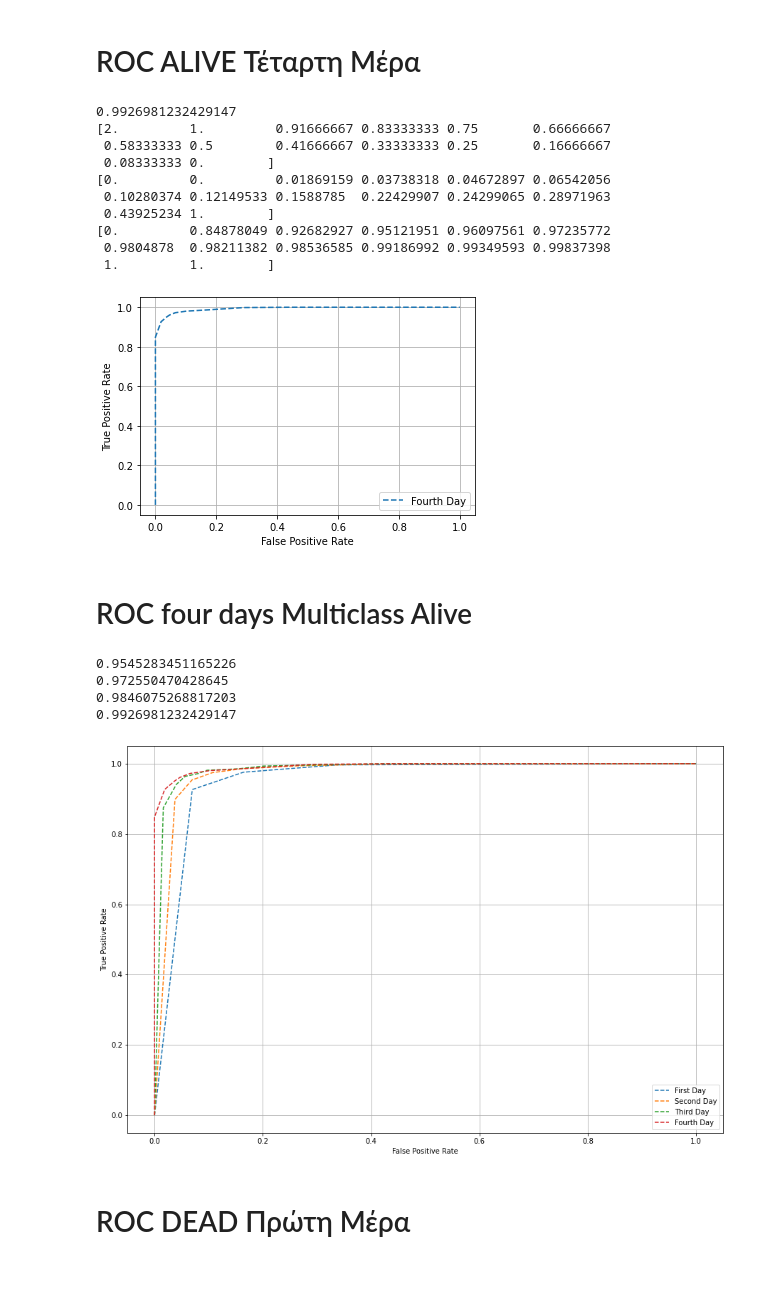
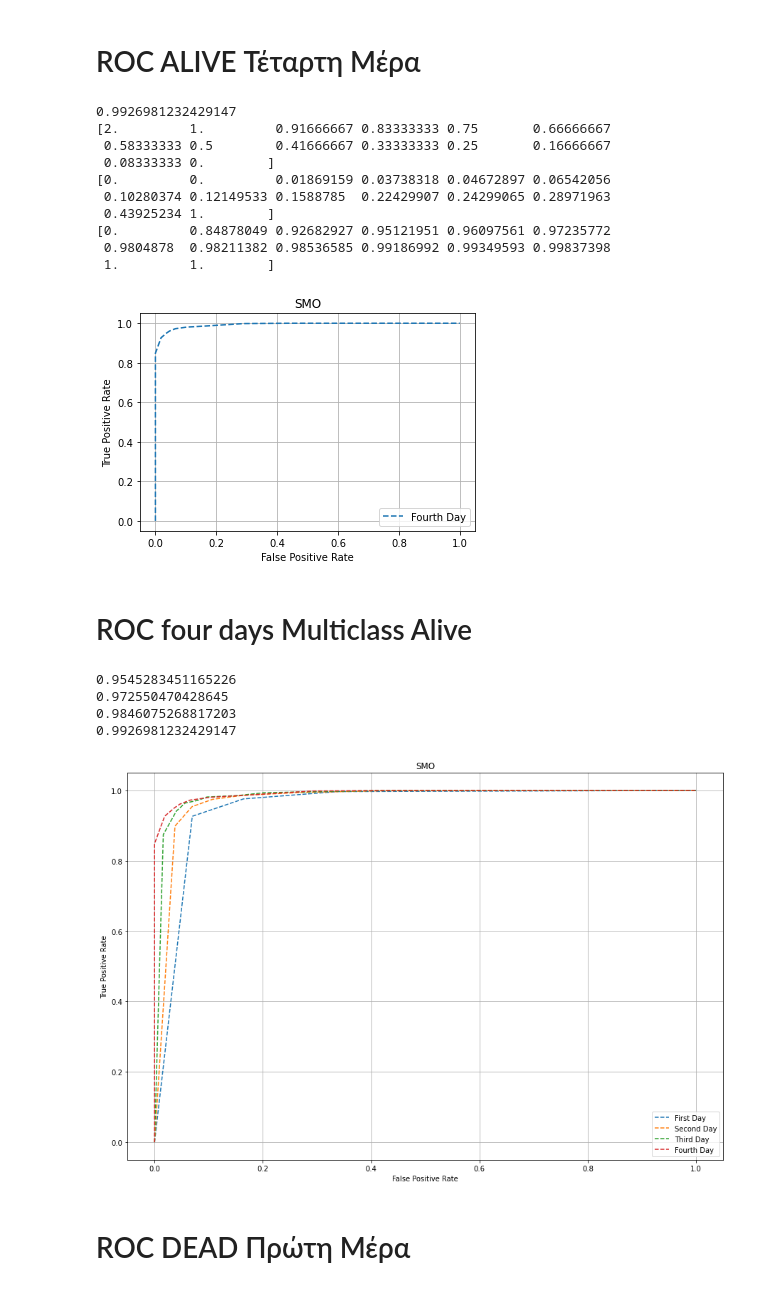
Before and after one commit to DimopDim/MimicIV, a Jupyter notebook: New_Code/07_06_ROC_SMO.ipynb, the cells around one changed output. Saved outputs shown, nothing was run; the diff lists cells and outputs as text; code cells hidden in the pictures.

```diff
--- a/New_Code/07_06_ROC_SMO.ipynb
+++ b/New_Code/07_06_ROC_SMO.ipynb
@@ -156,28 +162,30 @@ pyplot.show()
 # %%
 print(roc_auc_score(ground_truth_alive4, prob_alive4))
 fpr4, tpr4, thresholds4 = roc_curve(ground_truth_alive4, prob_alive4)
 pyplot.plot(fpr4, tpr4, linestyle='--', label='Fourth Day')
 
 pyplot.xlabel('False Positive Rate') # Εκτυπώνει τον τίτλο του Χ
 pyplot.ylabel('True Positive Rate') # Εκτυπώνει τον τίτλο του Υ
 pyplot.legend() #Εκτυπώνει το label
 pyplot.grid(True) # Εκτυπώνει τα τετράγωνα
+pyplot.title("SMO")
+
 print(thresholds4)
 print(fpr4)
 print(tpr4)
 pyplot.show()
 # %% [output]
 0.9926981232429147
 [2.         1.         0.91666667 0.83333333 0.75       0.66666667
  0.58333333 0.5        0.41666667 0.33333333 0.25       0.16666667
  0.08333333 0.        ]
 [0.         0.         0.01869159 0.03738318 0.04672897 0.06542056
  0.10280374 0.12149533 0.1588785  0.22429907 0.24299065 0.28971963
  0.43925234 1.        ]
 [0.         0.84878049 0.92682927 0.95121951 0.96097561 0.97235772
  0.9804878  0.98211382 0.98536585 0.99186992 0.99349593 0.99837398
  1.         1.        ]
-[figure, old version]
+[figure, new version]
 # %% [markdown]
 # ROC four days Multiclass Alive
 # %%
@@ -196,14 +204,14 @@ pyplot.xlabel('False Positive Rate') # Εκτυπώνει τον τίτλο το
 pyplot.ylabel('True Positive Rate') # Εκτυπώνει τον τίτλο του Υ
 pyplot.legend() #Εκτυπώνει το label
 pyplot.grid(True) # Εκτυπώνει τα τετράγωνα
-
+pyplot.title("SMO")
 pyplot.show()
 # %% [output]
 0.9545283451165226
 0.972550470428645
 0.9846075268817203
 0.9926981232429147
-[figure, old version]
+[figure, new version]
 # %% [markdown]
 # ROC DEAD Πρώτη Μέρα
 # %%
```
Also changed, not shown: parts of 8 cells of this notebook.
